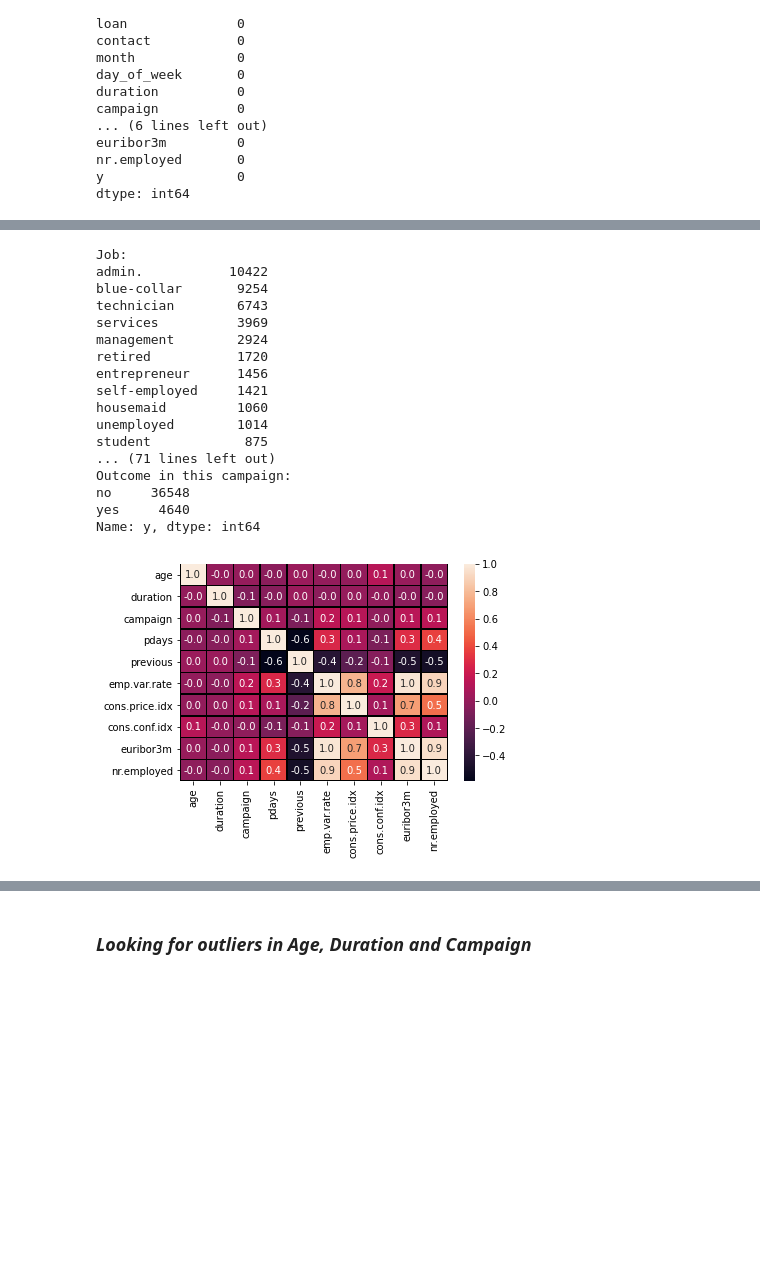
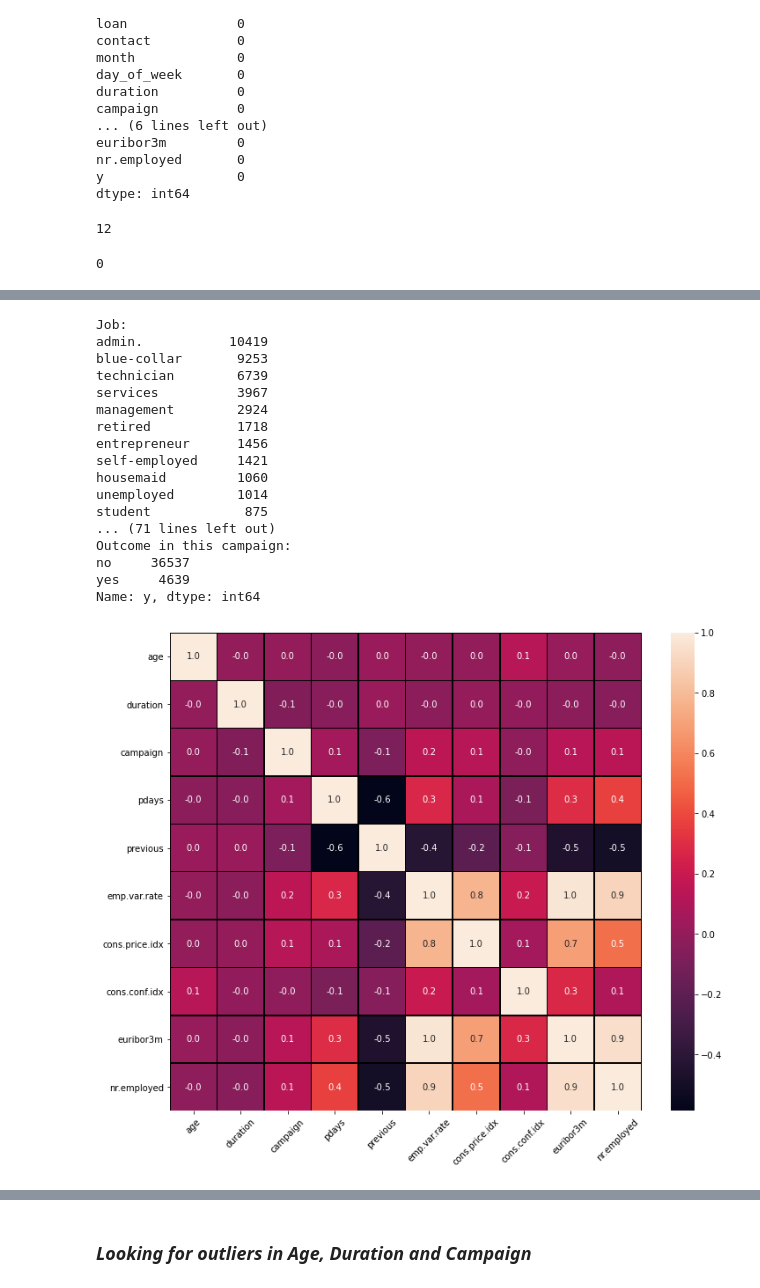
Before and after one commit to oak-hill/Bank-Marketing-Campaign, a Jupyter notebook: notebook.ipynb, the cells around one changed output, grey strips where cells are left out. Cells and saved outputs as stored; diff of their text form; code cells hidden in the pictures; blank space fills up the shorter version.

```diff
--- a/notebook.ipynb
+++ b/notebook.ipynb
@@ -100,6 +100,16 @@ euribor3m         0
 nr.employed       0
 y                 0
 dtype: int64
+# %%
+train.duplicated().sum()
+# %% [output]
+12
+# %%
+train.drop_duplicates(subset=None, inplace=True)
+# %%
+test.duplicated().sum()
+# %% [output]
+0
 # %%
 #Let's check which are the features with categories (object type)
 train.select_dtypes(object).head(1)
@@ -132,12 +142,12 @@ print("-"*50)
 print("Outcome in this campaign:", train.y.value_counts(), sep = '\n')
 # %% [output]
 Job:
-admin.           10422
-blue-collar       9254
-technician        6743
-services          3969
+admin.           10419
+blue-collar       9253
+technician        6739
+services          3967
 management        2924
-retired           1720
+retired           1718
 entrepreneur      1456
 self-employed     1421
 housemaid         1060
@@ -145,13 +155,15 @@ unemployed        1014
 student            875
 ... (71 lines left out)
 Outcome in this campaign:
-no     36548
-yes     4640
+no     36537
+yes     4639
 Name: y, dtype: int64
 # %%
-sns.heatmap(train.corr(),annot=True,linewidths=0.5,linecolor="black",fmt=".1f")
+fig = plt.figure(figsize=(12,10))
+sns.heatmap(train.corr(), annot=True, linewidths=0.5,linecolor="black",fmt=".1f")
+plt.xticks(rotation = 45)
 plt.show()
 # %% [output]
-[figure, old version]
+[figure, new version]
 # %% [markdown]
 
```
Also changed, not shown: parts of 21 cells of this notebook.
